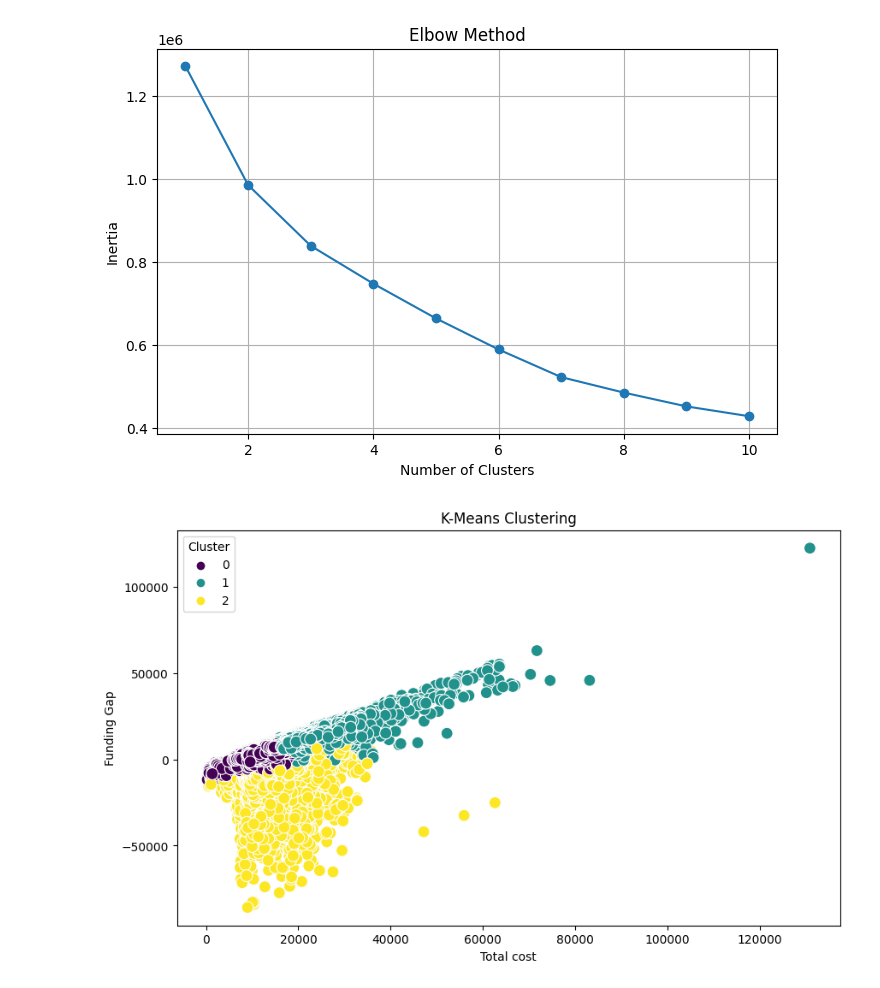
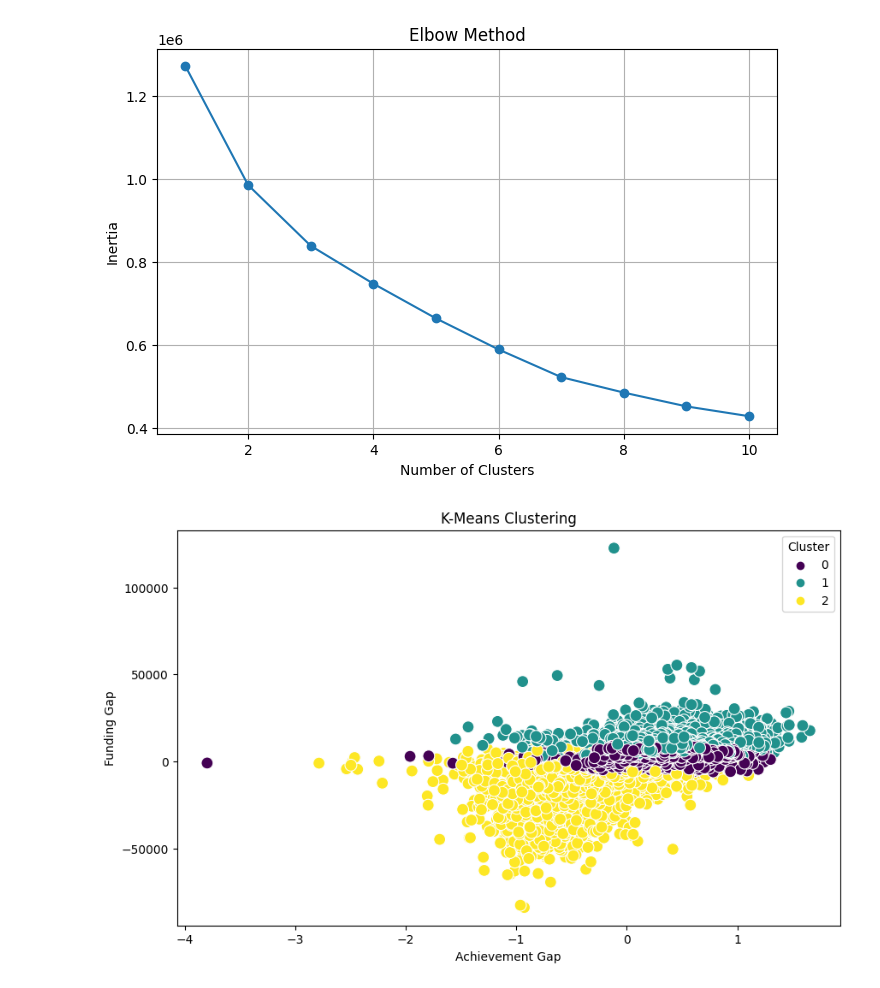
Before and after one commit to mwhiteaz/SchoolFunding, a Jupyter notebook: schoolfundingeda-10-10.ipynb, the cells around one changed output. Saved outputs shown, nothing was run; the diff lists cells and outputs as text; code cells hidden in the pictures.

```diff
--- a/schoolfundingeda-10-10.ipynb
+++ b/schoolfundingeda-10-10.ipynb
@@ -246,14 +246,14 @@ df['cluster'] = kmeans.fit_predict(scaled_features)
 # %%
 # Plotting the clusters (using two features for visualization)
 plt.figure(figsize=(10, 6))
-sns.scatterplot(x=df['ppcstot'], y=df['fundinggap'], hue=df['cluster'], palette='viridis', s=100)
+sns.scatterplot(x=df['outcomegap'], y=df['fundinggap'], hue=df['cluster'], palette='viridis', s=100)
 plt.title('K-Means Clustering')
-plt.xlabel('Total cost')
+plt.xlabel('Achievement Gap')
 plt.ylabel('Funding Gap')
 plt.legend(title='Cluster')
 plt.show()
 # %% [output]
-[figure, old version]
+[figure, new version]
 # %%
 # View all data points in cluster 0
 cluster_0 = df[df['cluster'] == 0]
```
Also changed, not shown: parts of 2 cells of this notebook.
